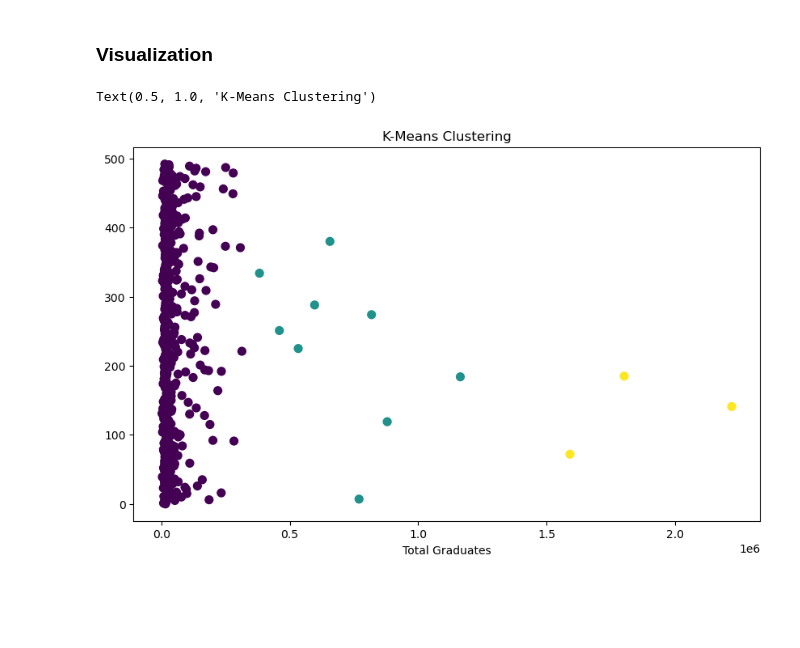
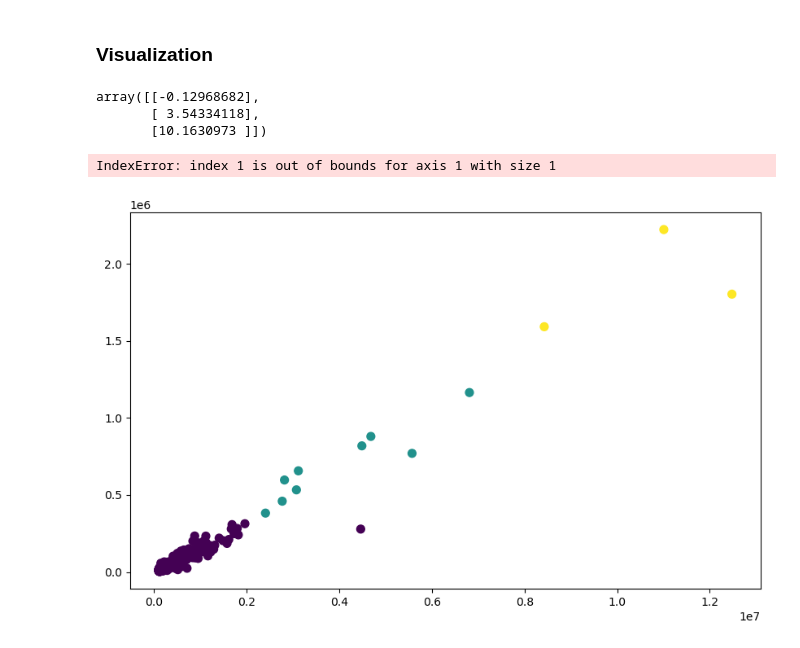
Before and after one commit to OmNikam04/TE_1sem, a Jupyter notebook: ML/Endsem_practicals/clustering/cities_r2.ipynb, the cells around one changed output. Cells and saved outputs as stored; diff of their text form; code cells hidden in the pictures; blank space fills up the shorter version.

```diff
--- a/ML/Endsem_practicals/clustering/cities_r2.ipynb
+++ b/ML/Endsem_practicals/clustering/cities_r2.ipynb
@@ -127,13 +127,20 @@ Number of data points in each cluster=
 Name: Cluster, dtype: int64
 # %% [markdown]
 ### Visualization
+# %%
+kmeans.cluster_centers_
+# %% [output]
+array([[-0.12968682],
+       [ 3.54334118],
+       [10.1630973 ]])
 # %%
 # Visualizing the clusters
 plt.figure(figsize=(10, 6))
 
-plt.scatter(data['total_graduates'], data['total_graduates'].index, c=data['Cluster'],  marker='o', s=50)
+plt.scatter( data['population_total'], data['total_graduates'], c=data['Cluster'],  marker='o', s=50)
+plt.scatter(kmeans.cluster_centers_[:, 0], kmeans.cluster_centers_[:, 1], marker='*', s=200, color="red")
 plt.xlabel('Total Graduates')
 plt.title('K-Means Clustering')
 # %% [output]
-Text(0.5, 1.0, 'K-Means Clustering')
+IndexError: index 1 is out of bounds for axis 1 with size 1
-[figure, old version]
+[figure, new version]
```
Also changed, not shown: 6 other files.
